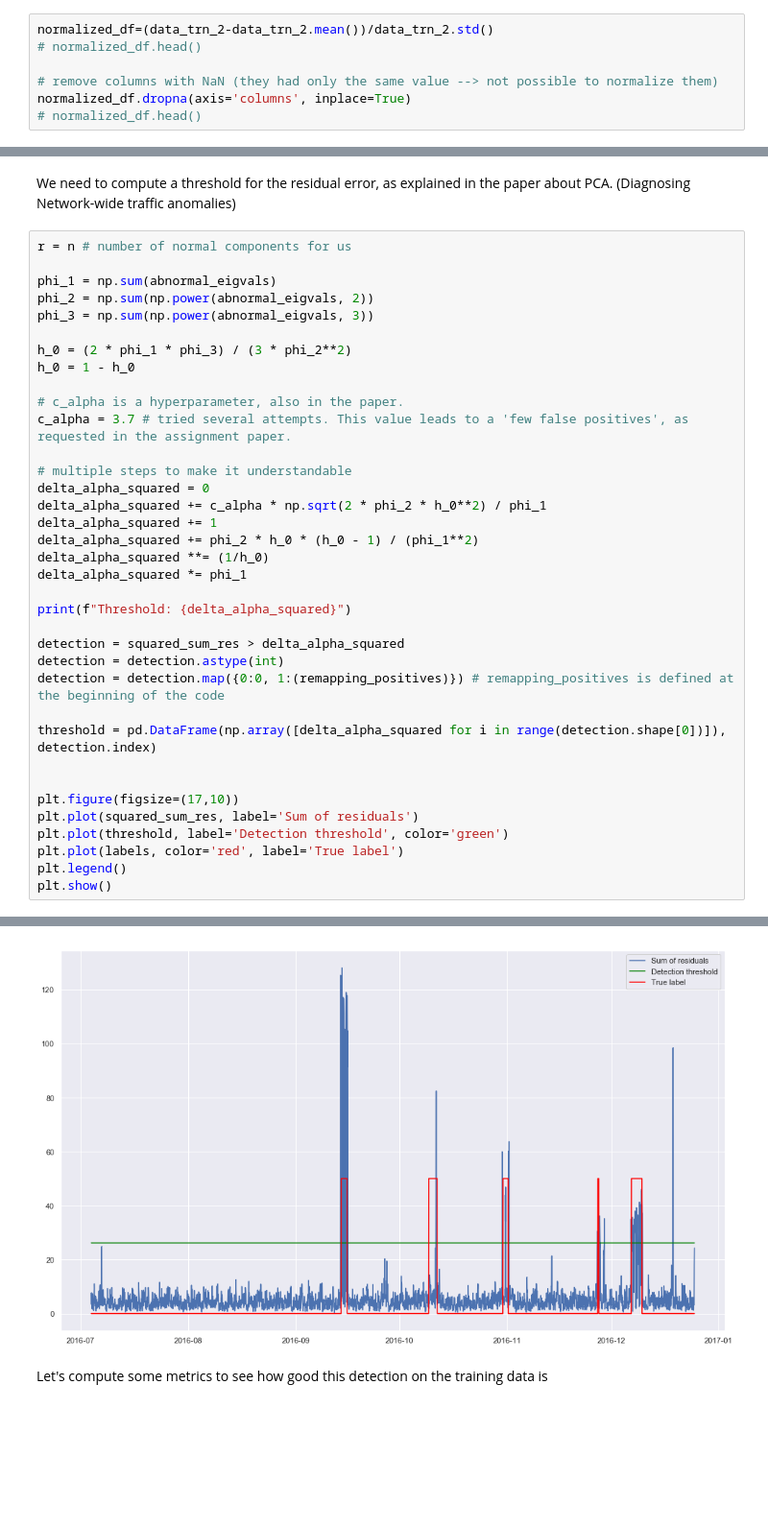
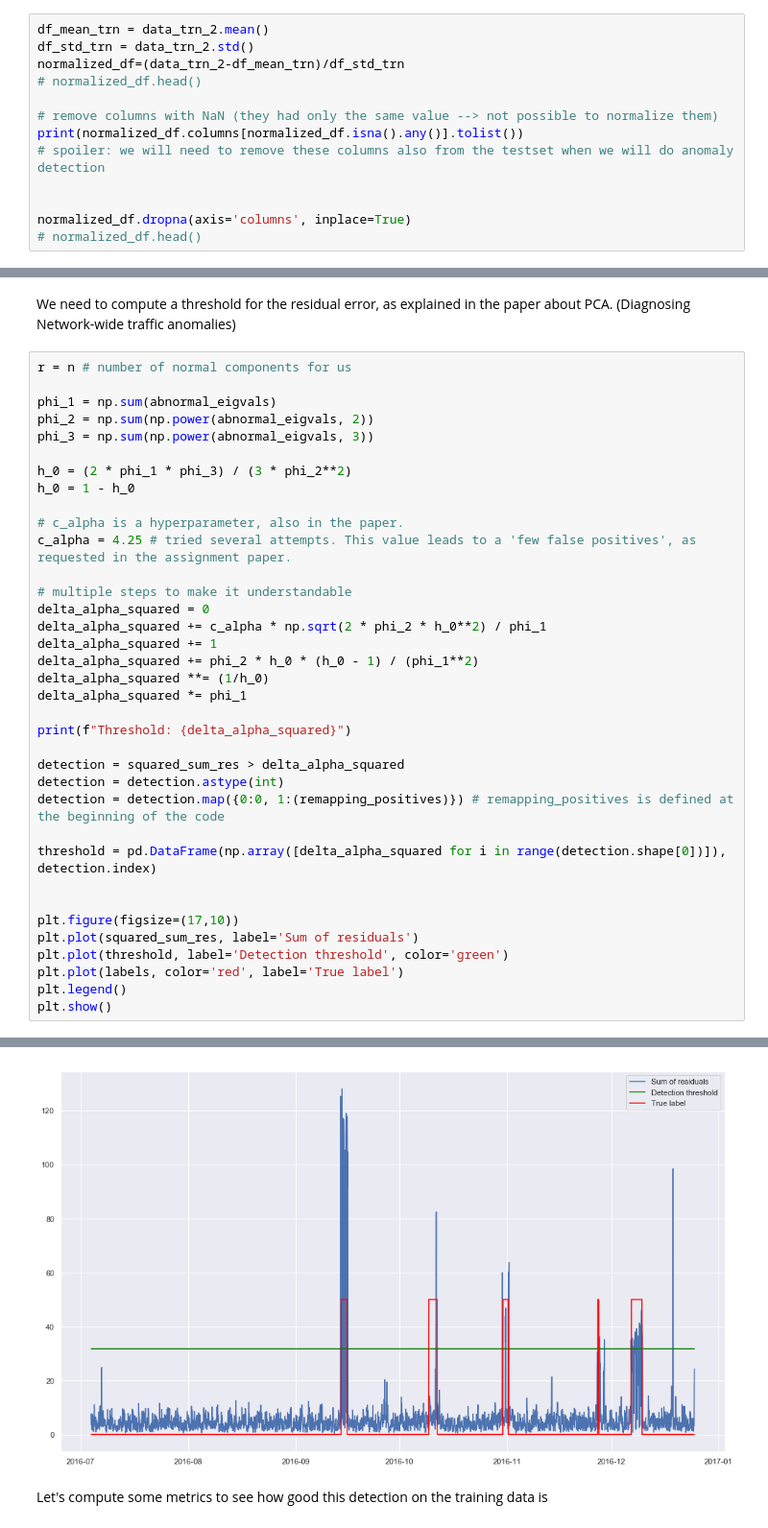
Before and after one commit to benhe119/Cyber-data-analytics_TUDelft, a Jupyter notebook: lab2/notebooks/PCA.ipynb, the cells around one changed output, grey strips where cells are left out. Shown at 96% size. Saved outputs shown, nothing was run; the diff lists cells and outputs as text; blank space fills up the shorter version.

```diff
--- a/lab2/notebooks/PCA.ipynb
+++ b/lab2/notebooks/PCA.ipynb
@@ -31,9 +27,15 @@ labels = labels.map({-999: 0, 1: remapping_positives})
 # %% [markdown]
 First of all... NORMALIZATION!
 # %%
-normalized_df=(data_trn_2-data_trn_2.mean())/data_trn_2.std()
+df_mean_trn = data_trn_2.mean()
+df_std_trn = data_trn_2.std()
+normalized_df=(data_trn_2-df_mean_trn)/df_std_trn
 # normalized_df.head()
 
 # remove columns with NaN (they had only the same value --> not possible to normalize them)
+print(normalized_df.columns[normalized_df.isna().any()].tolist())
+# spoiler: we will need to remove these columns also from the testset when we will do anomaly detection
+
+
 normalized_df.dropna(axis='columns', inplace=True)
 # normalized_df.head()
@@ -171,7 +175,7 @@ h_0 = (2 * phi_1 * phi_3) / (3 * phi_2**2)
 h_0 = 1 - h_0
 
 # c_alpha is a hyperparameter, also in the paper.
-c_alpha = 3.7 # tried several attempts. This value leads to a 'few false positives', as requested in the assignment paper.
+c_alpha = 4.25 # tried several attempts. This value leads to a 'few false positives', as requested in the assignment paper.
 
 # multiple steps to make it understandable
 delta_alpha_squared = 0
@@ -201,4 +205,4 @@ Threshold: 26.153470116034278
-[figure, old version]
+[figure, new version]
 # %% [markdown]
 Let's compute some metrics to see how good this detection on the training data is
 # %%
```
Also changed, not shown: parts of 13 cells of this notebook.
